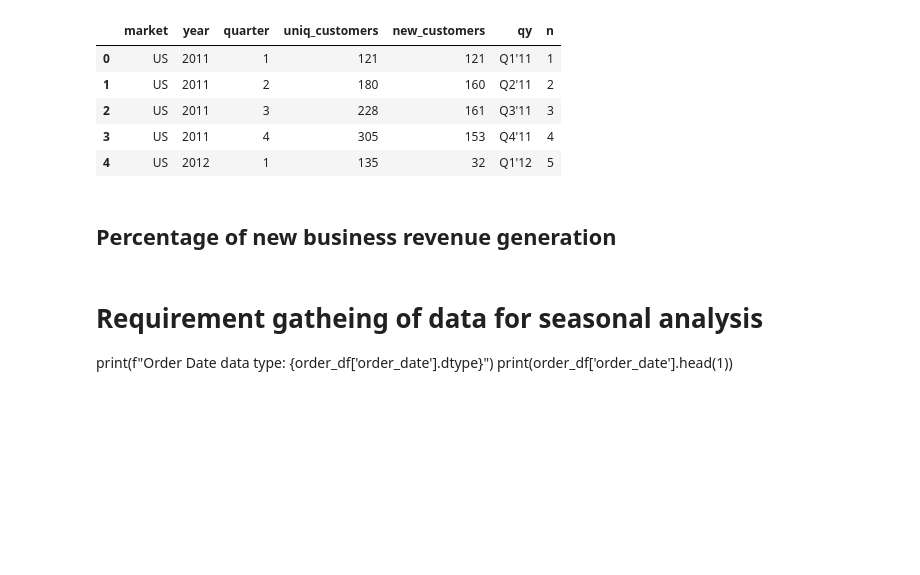
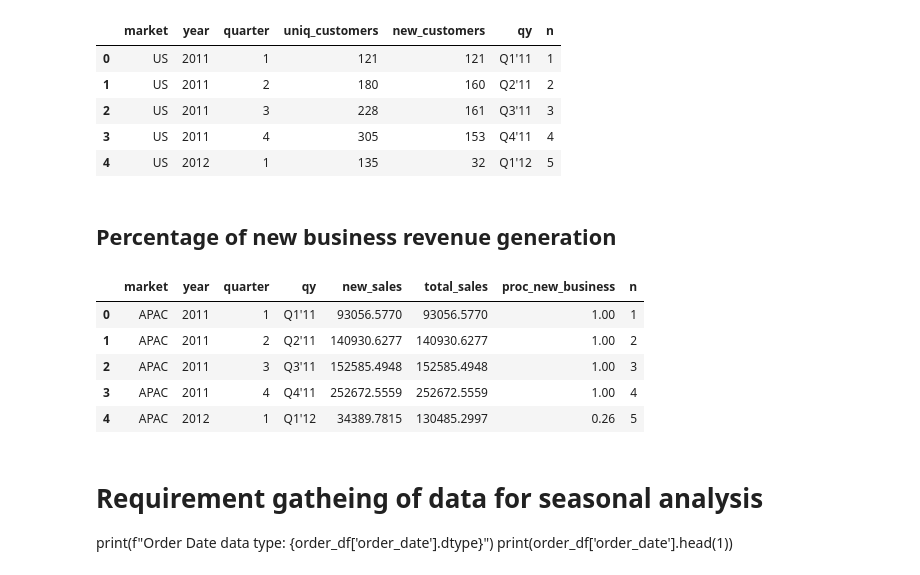
Before and after one commit to annugit1655/Global-Superstore-Project, a Jupyter notebook: notebooks/order-return-sales-analysis.ipynb, the cells around one changed output. Drawn from its saved outputs; the diff is of its cells as text; code cells hidden in the pictures; blank space fills up the shorter version.

Commit message:
'new_Sales'

```diff
--- a/notebooks/order-return-sales-analysis.ipynb
+++ b/notebooks/order-return-sales-analysis.ipynb
@@ -1059,6 +1060,50 @@ display(customer_df.head())
 | 4 | US | 2012 | 1 | 135 | 32 | Q1'12 | 5 |
 # %% [markdown]
 ## **Percentage of new business revenue generation**
+# %%
+## total sales vs. new sales per market/year/quarter, then calculating the proportion of new business
+
+# --- Step 1: Aggregate sales per order
+cte_all_orders = (
+    order_merged.groupby(['market', 'order_id', 'order_date', 'customer_id'], as_index=False)
+    .agg(sales = ('sales', 'sum'))
+)
+
+# --- Step 2: Add year, quarter, and first_year per customer per market ---
+cte_all_orders['year'] = cte_all_orders['order_date'].dt.year
+cte_all_orders['quarter'] = cte_all_orders['order_date'].dt.quarter
+
+# First order year per customer per market
+cte_all_orders = cte_all_orders.sort_values(['market','customer_id','order_date'])
+cte_all_orders['first_year'] = (
+    cte_all_orders.groupby(['market','customer_id'])['year'].transform('first')
+)
+
+# --- Step 3: Aggregate sales per market/year/quarter ---
+agg = (
+    cte_all_orders.groupby(['market','year','quarter'], as_index=False)
+    .agg(
+        total_sales=('sales','sum'),
+        new_sales=('sales', lambda x: x[cte_all_orders.loc[x.index,'year']
+                                        == cte_all_orders.loc[x.index,'first_year']].sum())
+    )
+)
+
+# --- Step 4: Add qy and proc_new_business ---
+agg['qy'] = 'Q' + agg['quarter'].astype(str) + "'" + agg['year'].astype(str).str[-2:]
+agg['proc_new_business'] = (agg['new_sales'] / agg['total_sales']).round(2)
+
+# --- Step 5: Add row_number per market ---
+agg['n'] = agg.groupby('market').cumcount() + 1
+agg = agg[['market', 'year', 'quarter', 'qy', 'new_sales', 'total_sales', 'proc_new_business', 'n']]
+display(agg.head())
+# %% [output]
+|  | market | year | quarter | qy | new_sales | total_sales | proc_new_business | n |
+| 0 | APAC | 2011 | 1 | Q1'11 | 93056.5770 | 93056.5770 | 1.00 | 1 |
+| 1 | APAC | 2011 | 2 | Q2'11 | 140930.6277 | 140930.6277 | 1.00 | 2 |
+| 2 | APAC | 2011 | 3 | Q3'11 | 152585.4948 | 152585.4948 | 1.00 | 3 |
+| 3 | APAC | 2011 | 4 | Q4'11 | 252672.5559 | 252672.5559 | 1.00 | 4 |
+| 4 | APAC | 2012 | 1 | Q1'12 | 34389.7815 | 130485.2997 | 0.26 | 5 |
 # %% [markdown]
 # Requirement gatheing of data for seasonal analysis
 print(f"Order Date data type: {order_df['order_date'].dtype}")
```
Also changed, not shown: parts of 1 cell of this notebook.
